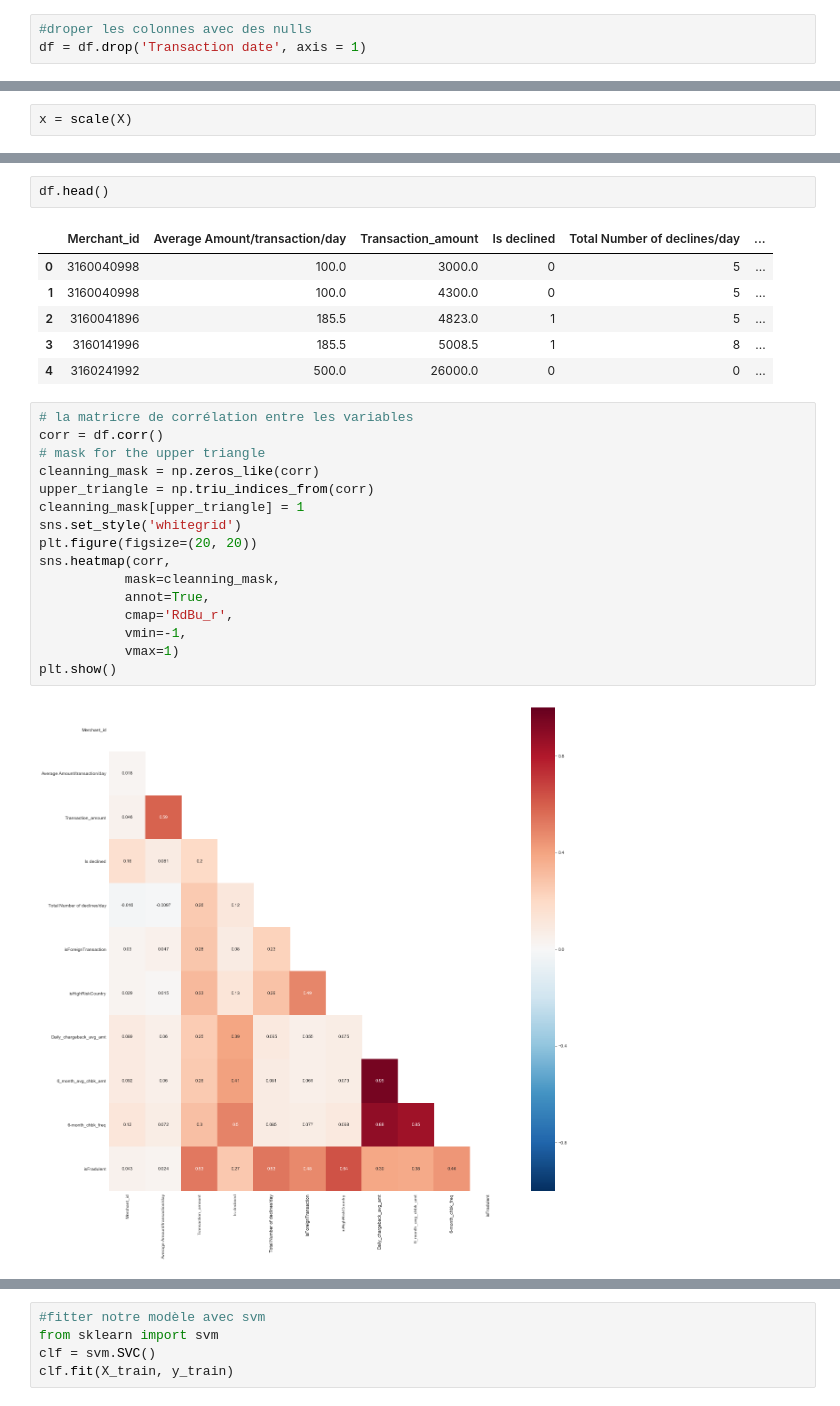
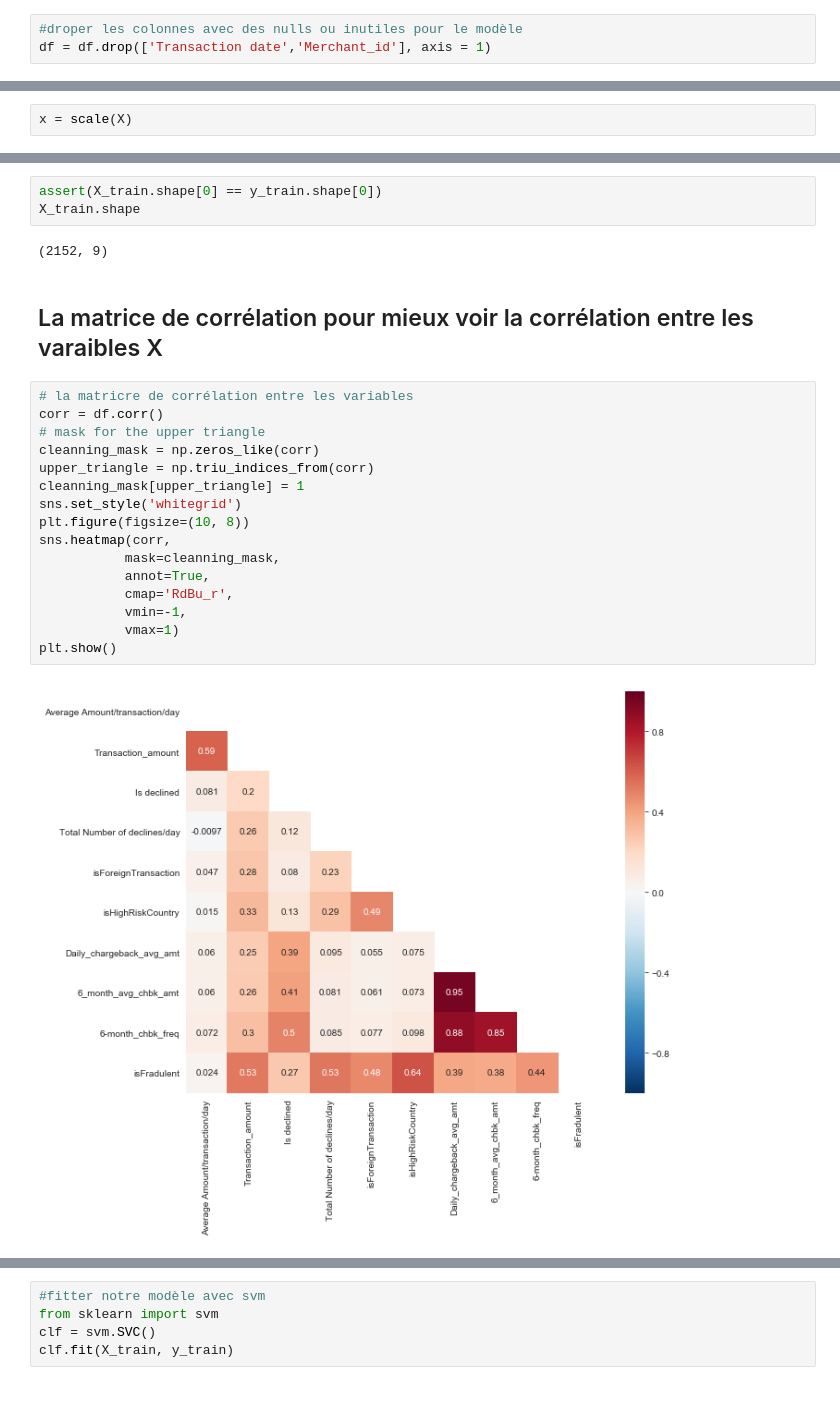
Before and after one commit to najah80/ml_svm, a Jupyter notebook: credit_card_fraud_detection.ipynb, the cells around one changed output, grey strips where cells are left out. Cells and saved outputs as stored; diff of their text form.

```diff
--- a/credit_card_fraud_detection.ipynb
+++ b/credit_card_fraud_detection.ipynb
@@ -57,3 +63,3 @@ dtype: int64
 # %%
-#droper les colonnes avec des nulls
-df = df.drop('Transaction date', axis = 1)
+#droper les colonnes avec des nulls ou inutiles pour le modèle
+df = df.drop(['Transaction date','Merchant_id'], axis = 1)
@@ -127,27 +135,25 @@ X_train, X_test, y_train, y_test = train_test_split(x, Y,
-# %%
-df.head()
-# %% [output]
-|  | Merchant_id | Average Amount/transaction/day | Transaction_amount | Is declined | Total Number of declines/day | ... |
-| 0 | 3160040998 | 100.0 | 3000.0 | 0 | 5 | ... |
-| 1 | 3160040998 | 100.0 | 4300.0 | 0 | 5 | ... |
-| 2 | 3160041896 | 185.5 | 4823.0 | 1 | 5 | ... |
-| 3 | 3160141996 | 185.5 | 5008.5 | 1 | 8 | ... |
-| 4 | 3160241992 | 500.0 | 26000.0 | 0 | 0 | ... |
+# %%
+assert(X_train.shape[0] == y_train.shape[0])
+X_train.shape
+# %% [output]
+(2152, 9)
+# %% [markdown]
+## La matrice de corrélation pour mieux voir la corrélation entre les varaibles X
 # %%
 # la matricre de corrélation entre les variables
 corr = df.corr()
 # mask for the upper triangle
 cleanning_mask = np.zeros_like(corr)
 upper_triangle = np.triu_indices_from(corr)
 cleanning_mask[upper_triangle] = 1
 sns.set_style('whitegrid')
-plt.figure(figsize=(20, 20))
+plt.figure(figsize=(10, 8))
 sns.heatmap(corr,
            mask=cleanning_mask,
            annot=True,
            cmap='RdBu_r',
            vmin=-1,
            vmax=1)
 plt.show()
 # %% [output]
-[figure, old version]
+[figure, new version]
```
Also changed, not shown: parts of 23 cells of this notebook.
